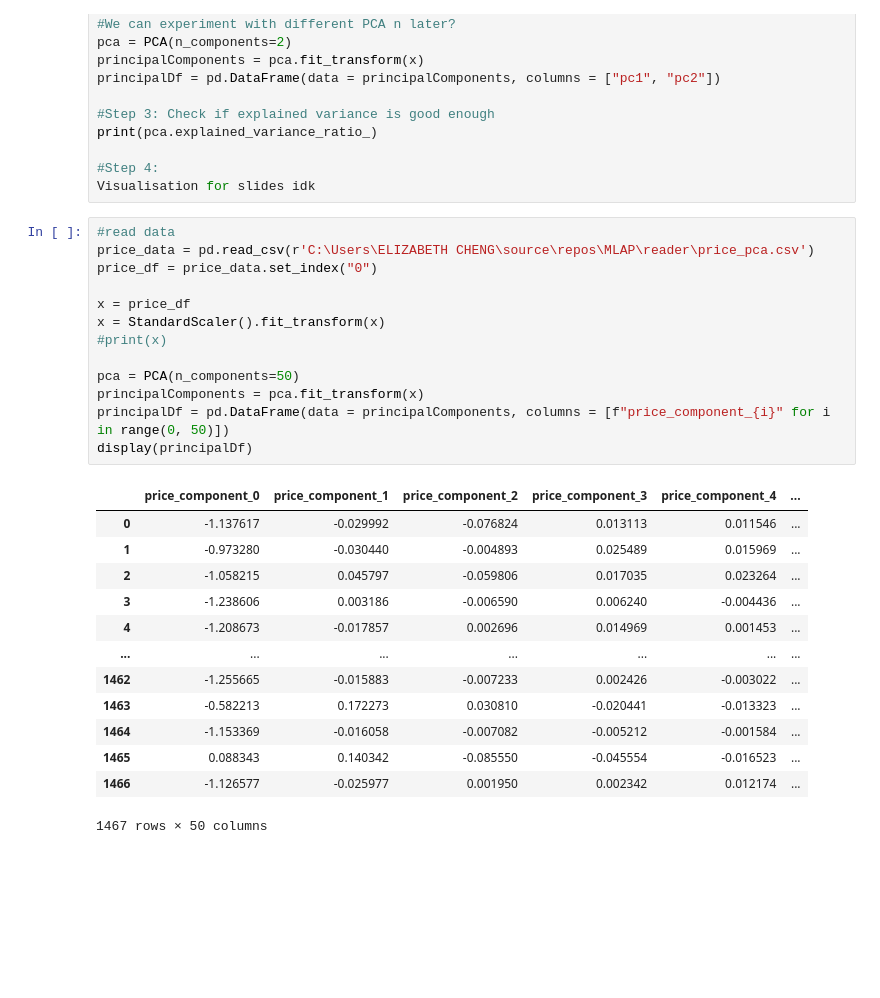
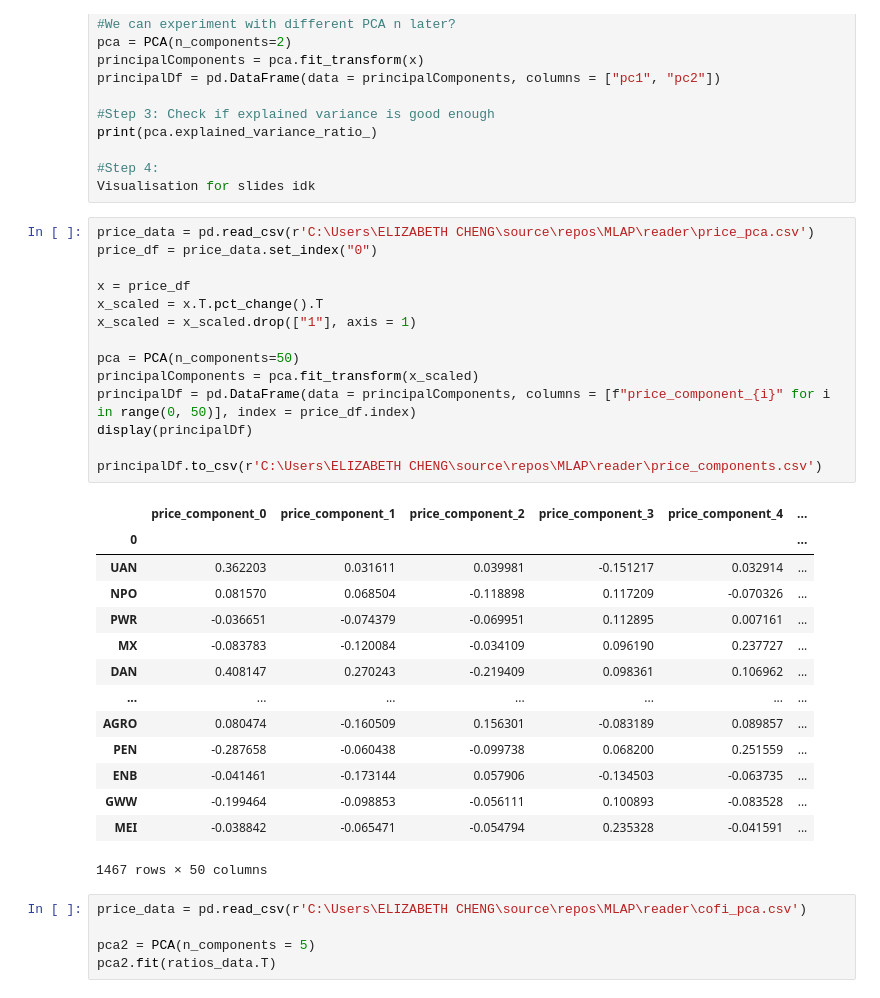
Before and after one commit to azile-g/MLAP_Proj, a Jupyter notebook: pairs_selection/PCA.ipynb, the cells around one changed output. Saved outputs shown, nothing was run; the diff lists cells and outputs as text; blank space fills up the shorter version.

Commit message:
update price df for PCA

```diff
--- a/pairs_selection/PCA.ipynb
+++ b/pairs_selection/PCA.ipynb
@@ -23,29 +23,36 @@ print(pca.explained_variance_ratio_)
 #Step 4:
 Visualisation for slides idk
 # %%
-#read data
 price_data = pd.read_csv(r'C:\Users\ELIZABETH CHENG\source\repos\MLAP\reader\price_pca.csv')
 price_df = price_data.set_index("0")
 
 x = price_df
-x = StandardScaler().fit_transform(x)
-#print(x)
+x_scaled = x.T.pct_change().T
+x_scaled = x_scaled.drop(["1"], axis = 1)
 
 pca = PCA(n_components=50)
-principalComponents = pca.fit_transform(x)
-principalDf = pd.DataFrame(data = principalComponents, columns = [f"price_component_{i}" for i in range(0, 50)])
+principalComponents = pca.fit_transform(x_scaled)
+principalDf = pd.DataFrame(data = principalComponents, columns = [f"price_component_{i}" for i in range(0, 50)], index = price_df.index)
 display(principalDf)
+
+principalDf.to_csv(r'C:\Users\ELIZABETH CHENG\source\repos\MLAP\reader\price_components.csv')
 # %% [output]
 |  | price_component_0 | price_component_1 | price_component_2 | price_component_3 | price_component_4 | ... |
-| 0 | -1.137617 | -0.029992 | -0.076824 | 0.013113 | 0.011546 | ... |
-| 1 | -0.973280 | -0.030440 | -0.004893 | 0.025489 | 0.015969 | ... |
-| 2 | -1.058215 | 0.045797 | -0.059806 | 0.017035 | 0.023264 | ... |
-| 3 | -1.238606 | 0.003186 | -0.006590 | 0.006240 | -0.004436 | ... |
-| 4 | -1.208673 | -0.017857 | 0.002696 | 0.014969 | 0.001453 | ... |
+| 0 |  |  |  |  |  | ... |
+| UAN | 0.362203 | 0.031611 | 0.039981 | -0.151217 | 0.032914 | ... |
+| NPO | 0.081570 | 0.068504 | -0.118898 | 0.117209 | -0.070326 | ... |
+| PWR | -0.036651 | -0.074379 | -0.069951 | 0.112895 | 0.007161 | ... |
+| MX | -0.083783 | -0.120084 | -0.034109 | 0.096190 | 0.237727 | ... |
+| DAN | 0.408147 | 0.270243 | -0.219409 | 0.098361 | 0.106962 | ... |
 | ... | ... | ... | ... | ... | ... | ... |
-| 1462 | -1.255665 | -0.015883 | -0.007233 | 0.002426 | -0.003022 | ... |
-| 1463 | -0.582213 | 0.172273 | 0.030810 | -0.020441 | -0.013323 | ... |
-| 1464 | -1.153369 | -0.016058 | -0.007082 | -0.005212 | -0.001584 | ... |
-| 1465 | 0.088343 | 0.140342 | -0.085550 | -0.045554 | -0.016523 | ... |
-| 1466 | -1.126577 | -0.025977 | 0.001950 | 0.002342 | 0.012174 | ... |
+| AGRO | 0.080474 | -0.160509 | 0.156301 | -0.083189 | 0.089857 | ... |
+| PEN | -0.287658 | -0.060438 | -0.099738 | 0.068200 | 0.251559 | ... |
+| ENB | -0.041461 | -0.173144 | 0.057906 | -0.134503 | -0.063735 | ... |
+| GWW | -0.199464 | -0.098853 | -0.056111 | 0.100893 | -0.083528 | ... |
+| MEI | -0.038842 | -0.065471 | -0.054794 | 0.235328 | -0.041591 | ... |
 1467 rows × 50 columns
+# %%
+price_data = pd.read_csv(r'C:\Users\ELIZABETH CHENG\source\repos\MLAP\reader\cofi_pca.csv')
+
+pca2 = PCA(n_components = 5)
+pca2.fit(ratios_data.T)
```
Also changed, not shown: parts of 1 cell of this notebook.
